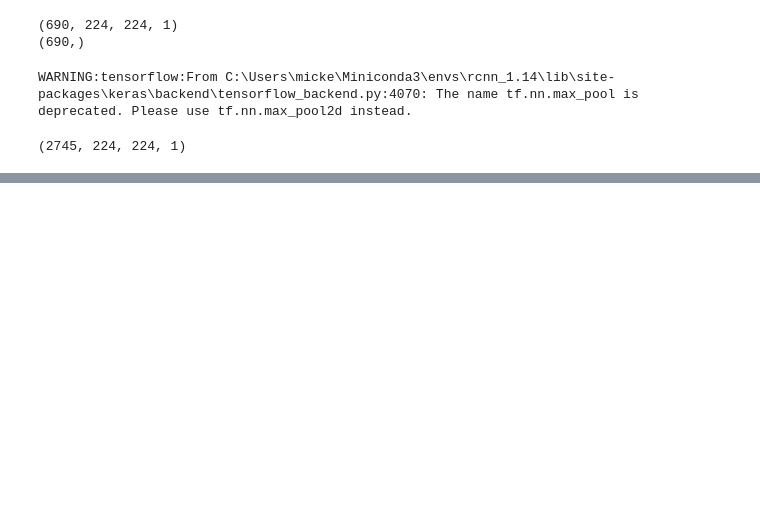
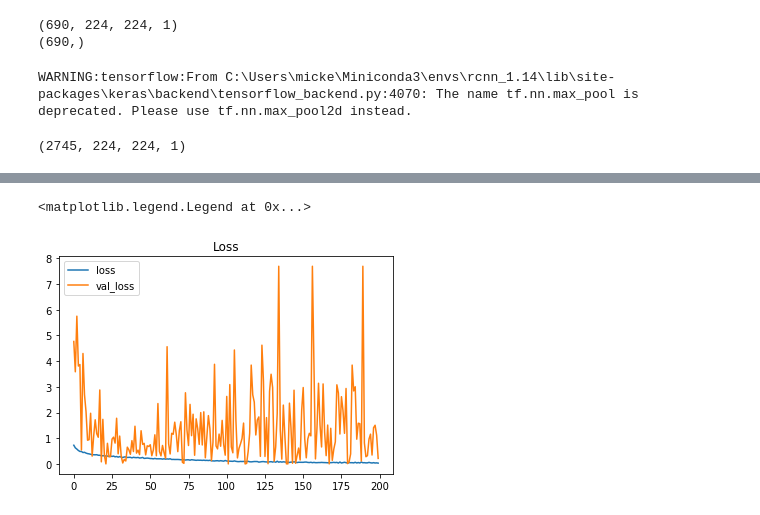
Before and after one commit to Jonghyun-2/Mask_RCNN, a Jupyter notebook: MassCalc_classification.ipynb, the cells around one changed output, grey strips where cells are left out. Saved outputs shown, nothing was run; the diff lists cells and outputs as text; code cells hidden in the pictures; blank space fills up the shorter version.

```diff
--- a/MassCalc_classification.ipynb
+++ b/MassCalc_classification.ipynb
@@ -193,0 +256,6 @@ model.save(r"./log_classification/00model.h5")
+# %%
+# history 0~ 40
+history00 = hist.history
+# %%
+history01 = hist01.history
+history02 = hist02.history
@@ -193,0 +264,17 @@ model.save(r"./log_classification/00model.h5")
+# %%
+history00_dp = pd.DataFrame(history00)
+history01_dp = pd.DataFrame(history01)
+history02_dp = pd.DataFrame(history02)
+# %%
+history = pd.merge(history00_dp,history01_dp,how='outer')
+history = pd.merge(history,history02_dp,how='outer')
+# %%
+plt.title("Loss")
+
+
+plt.plot(history["loss"],label ="loss")
+plt.plot(history["val_loss"],label="val_loss")
+plt.legend()
+# %% [output]
+<matplotlib.legend.Legend at 0x...>
+[figure, added]
```
Also changed, not shown: parts of 27 cells of this notebook, 5 other files.
